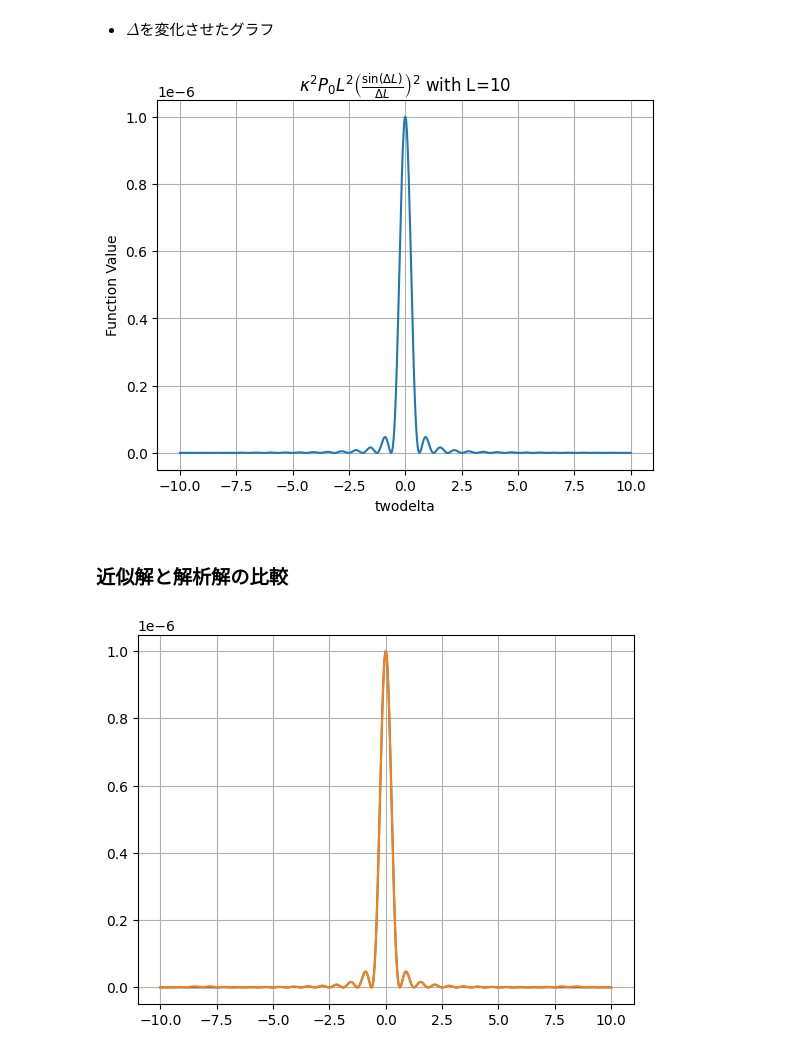
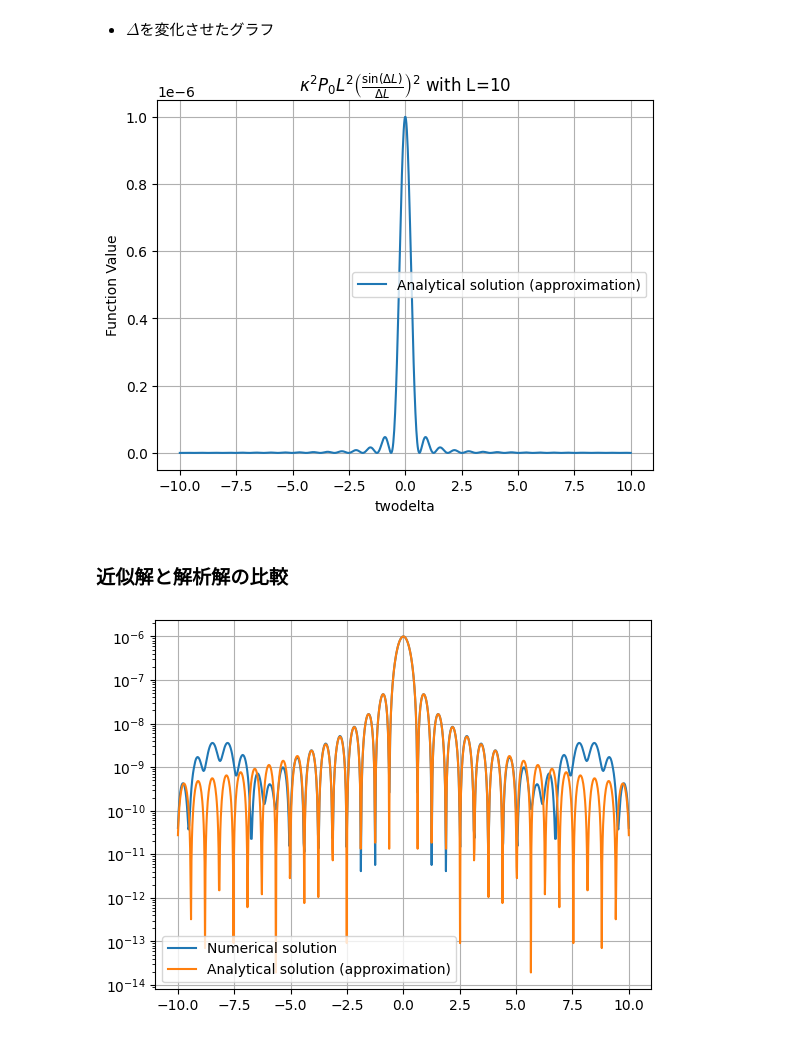
Before and after one commit to Xo1otl/mictlan, a Jupyter notebook: research/syuron/python/examples/shg.ipynb, the cells around one changed output. Cells and saved outputs as stored; diff of their text form; code cells hidden in the pictures.

```diff
--- a/research/syuron/python/examples/shg.ipynb
+++ b/research/syuron/python/examples/shg.ipynb
@@ -197,24 +198,28 @@ def twodelta_vs_eff_approx():
 
 twodelta_vals_approx, y_vals_approx = twodelta_vs_eff_approx()
 
-plt.plot(twodelta_vals_approx, y_vals_approx)
+plt.plot(twodelta_vals_approx, y_vals_approx, label='Analytical solution (approximation)')
 plt.xlabel('twodelta')
 plt.ylabel('Function Value')
 plt.title(
     r'$\kappa^2 P_0 L^2 \left( \frac{\sin (\Delta L)}{\Delta L} \right)^2$ with L=10')
 plt.grid(True)
+plt.legend()
 plt.show()
 # %% [output]
-[figure, old version]
+[figure, new version]
 # %% [markdown]
 ### 近似解と解析解の比較
 # %%
-plt.plot(*twodelta_vs_eff_approx())
-plt.plot(*twodelta_vs_eff())
+plt.plot(*twodelta_vs_eff(), label="Numerical solution")
+plt.plot(*twodelta_vs_eff_approx(),
+         label="Analytical solution (approximation)")
 plt.grid(True)
+plt.yscale("log")
+plt.legend()
 plt.show()
 # %% [output]
-[figure, old version]
+[figure, new version]
 # %% [markdown]
 ## 3. 次にやること
 
```
Also changed, not shown: parts of 6 cells of this notebook, 9 other files.
